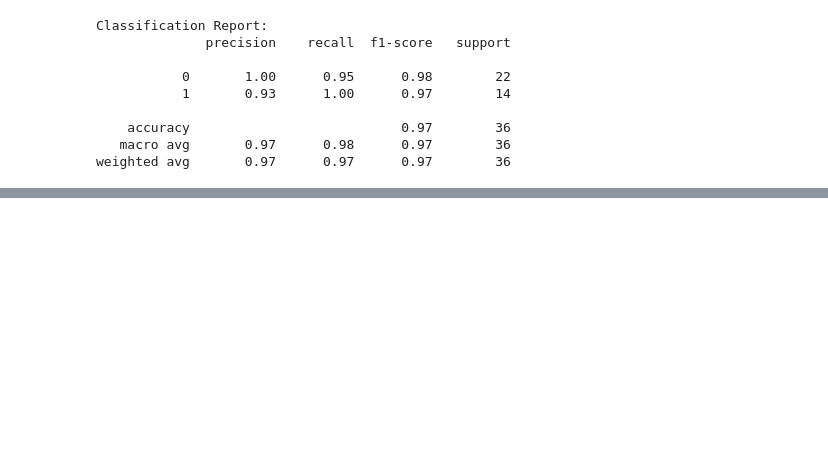
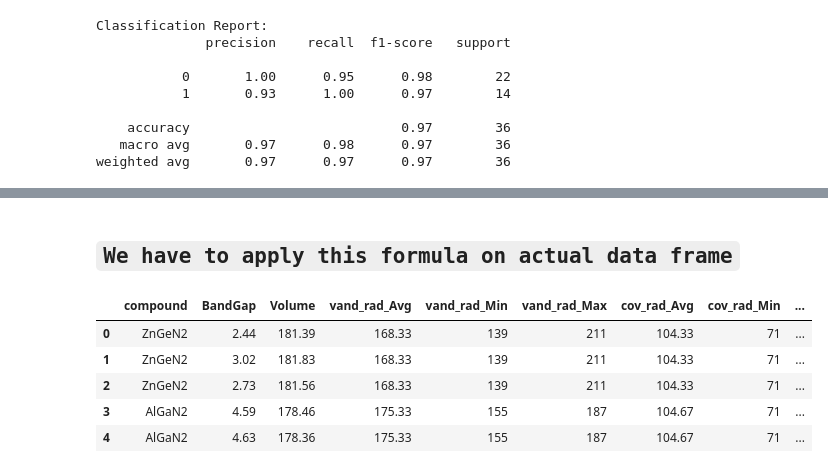
Before and after one commit to UpendraKumarIITG/ABX2_Article, a Jupyter notebook: 3_Logistic classification/LOGISTIC_Classification.ipynb, the cells around one changed output, grey strips where cells are left out. Saved outputs shown, nothing was run; the diff lists cells and outputs as text; code cells hidden in the pictures; blank space fills up the shorter version.

```diff
--- a/3_Logistic classification/LOGISTIC_Classification.ipynb
+++ b/3_Logistic classification/LOGISTIC_Classification.ipynb
@@ -387,0 +589,12 @@ The logistic regression model demonstrated strong classification performance. Ou
+# %% [markdown]
+## `We have to apply this formula on actual data frame`
+# %%
+Descriptor = pd.read_csv("/content/drive/MyDrive/Colab Notebooks/GaBP2/GaBP2_2024/2_SMOTE_Data/Descriptor_GaBP2__20_Sep_24.csv")
+Descriptor.head()
+# %% [output]
+|  | compound | BandGap | Volume | vand_rad_Avg | vand_rad_Min | vand_rad_Max | cov_rad_Avg | cov_rad_Min | ... |
+| 0 | ZnGeN2 | 2.44 | 181.39 | 168.33 | 139 | 211 | 104.33 | 71 | ... |
+| 1 | ZnGeN2 | 3.02 | 181.83 | 168.33 | 139 | 211 | 104.33 | 71 | ... |
+| 2 | ZnGeN2 | 2.73 | 181.56 | 168.33 | 139 | 211 | 104.33 | 71 | ... |
+| 3 | AlGaN2 | 4.59 | 178.46 | 175.33 | 155 | 187 | 104.67 | 71 | ... |
+| 4 | AlGaN2 | 4.63 | 178.36 | 175.33 | 155 | 187 | 104.67 | 71 | ... |
```
Also changed, not shown: parts of 49 cells of this notebook.
